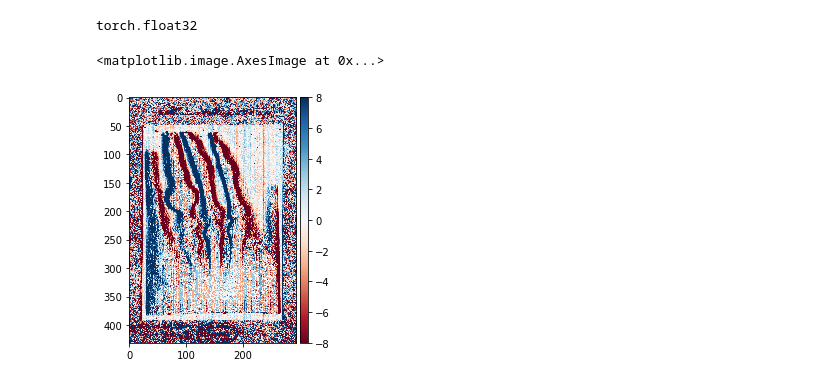
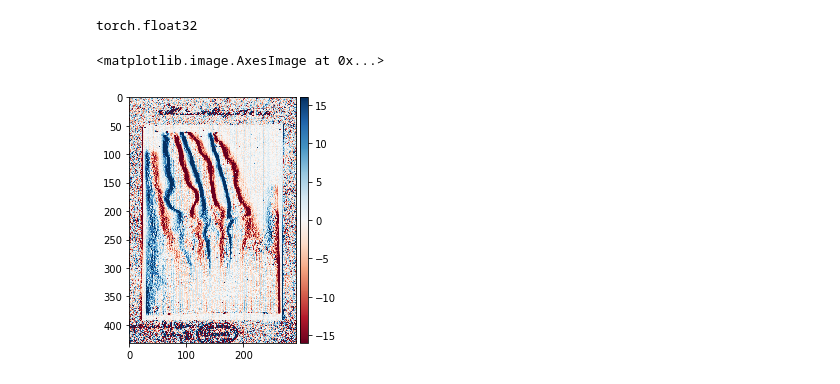
Before and after one commit to hufsbme/T10402101, a Jupyter notebook: ch6_convolutional_neural_networks/ch6_supp_convolutions_for_images.ipynb, the cells around one changed output. Drawn from its saved outputs; the diff is of its cells as text; code cells hidden in the pictures.

```diff
--- a/ch6_convolutional_neural_networks/ch6_supp_convolutions_for_images.ipynb
+++ b/ch6_convolutional_neural_networks/ch6_supp_convolutions_for_images.ipynb
@@ -35,7 +36,7 @@ Y.dtype
 # %% [output]
 torch.float32
 # %%
-io.imshow(Y.numpy(),vmin=-8,vmax=8)
+io.imshow(Y.numpy(),vmin=-16,vmax=16)
 # %% [output]
 <matplotlib.image.AxesImage at 0x...>
-[figure, old version]
+[figure, new version]
```
Also changed, not shown: parts of 1 cell of this notebook.
